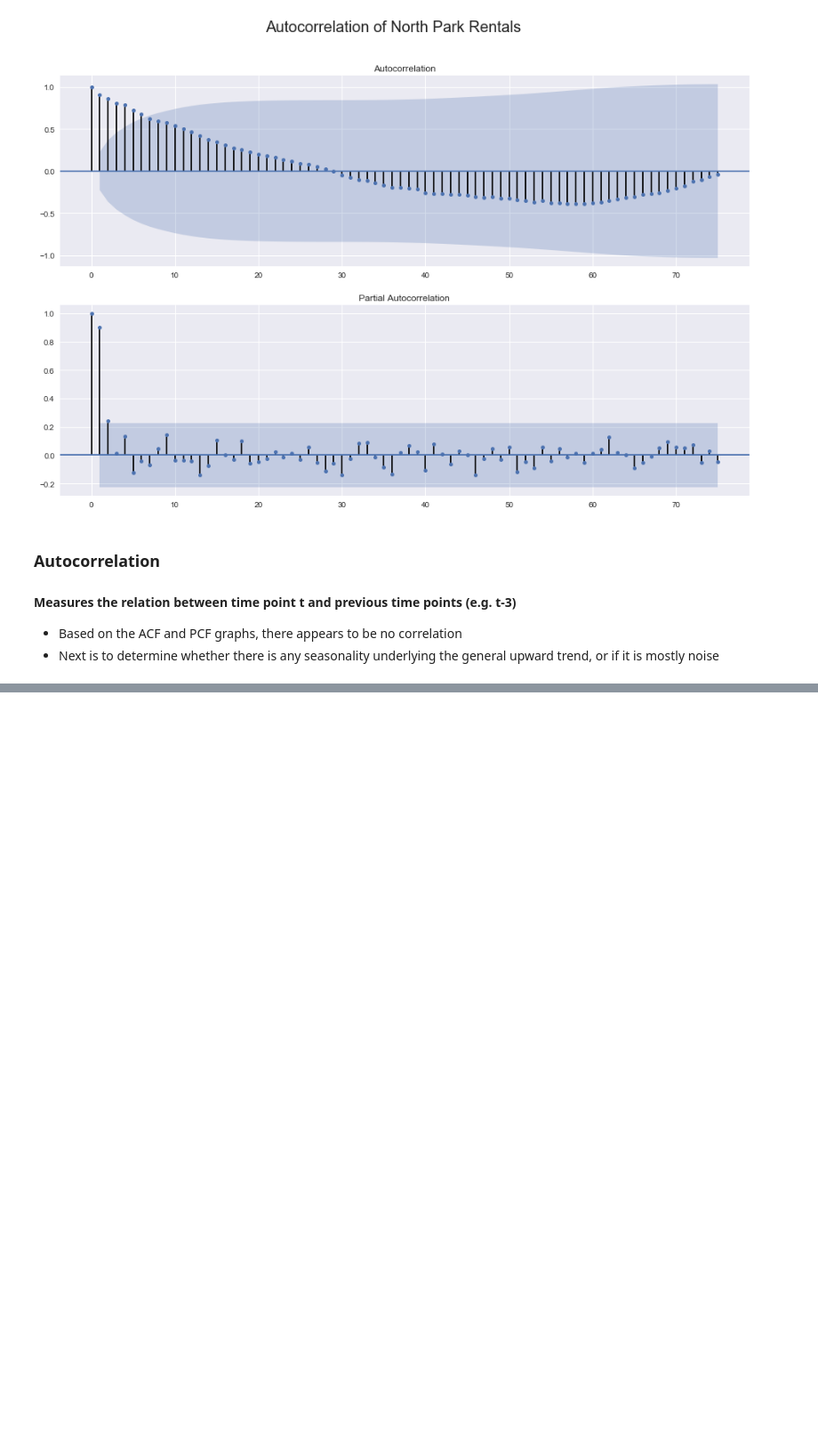
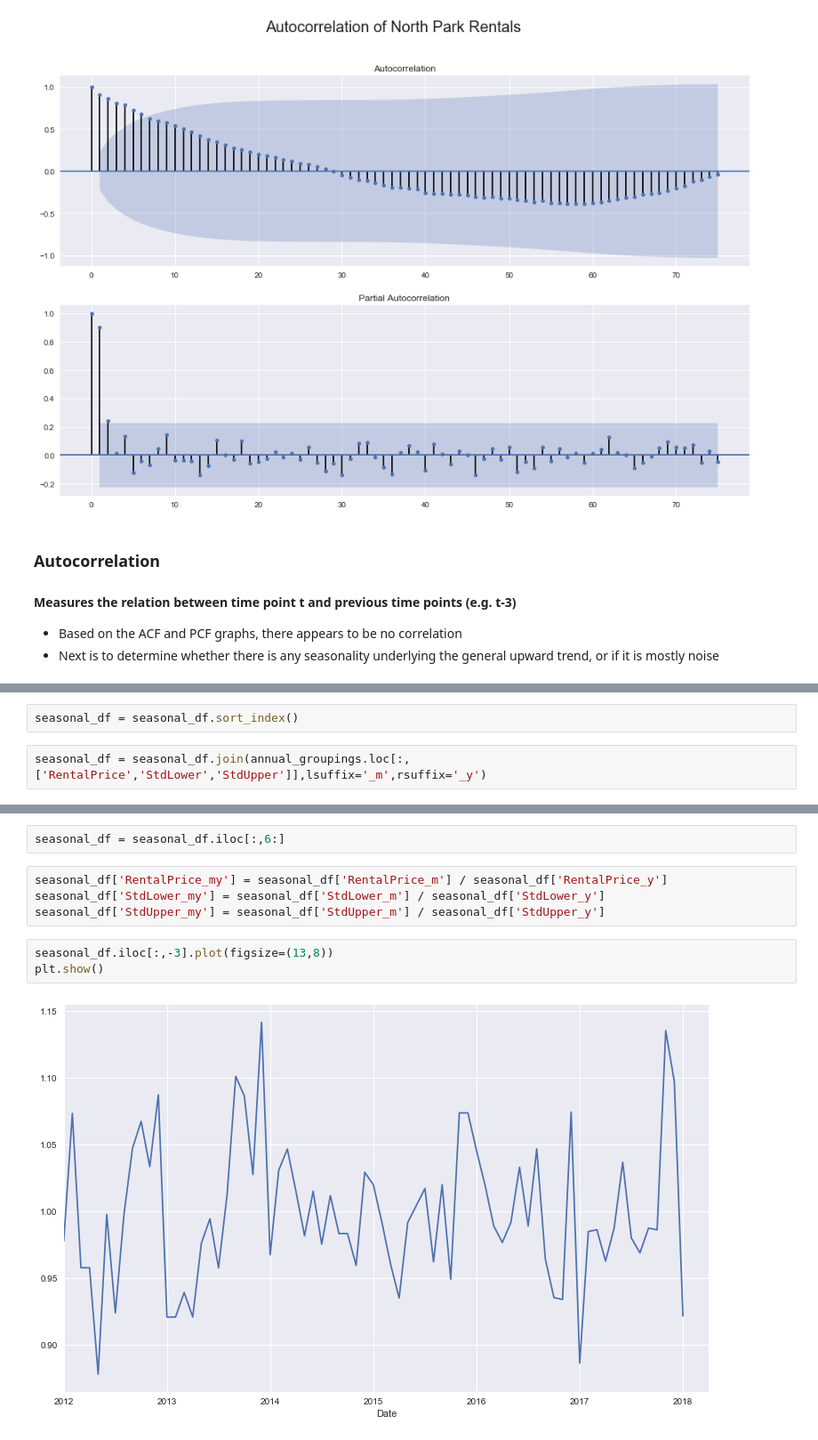
Before and after one commit to MichaelNormandyGavin/Zillow-Apartments, a Jupyter notebook: zillow_eda.ipynb, the cells around one changed output, grey strips where cells are left out. Shown: that part at 89% size. Cells and saved outputs as stored; diff of their text form; blank space fills up the shorter version.

Commit message:
Began work on North Park seasonality analysis

```diff
--- a/zillow_eda.ipynb
+++ b/zillow_eda.ipynb
@@ -178,0 +242,4 @@ plt.show()
+# %%
+seasonal_df = seasonal_df.sort_index()
+# %%
+seasonal_df = seasonal_df.join(annual_groupings.loc[:,['RentalPrice','StdLower','StdUpper']],lsuffix='_m',rsuffix='_y')
@@ -178,0 +256,11 @@ plt.show()
+# %%
+seasonal_df = seasonal_df.iloc[:,6:]
+# %%
+seasonal_df['RentalPrice_my'] = seasonal_df['RentalPrice_m'] / seasonal_df['RentalPrice_y']
+seasonal_df['StdLower_my'] = seasonal_df['StdLower_m'] / seasonal_df['StdLower_y']
+seasonal_df['StdUpper_my'] = seasonal_df['StdUpper_m'] / seasonal_df['StdUpper_y']
+# %%
+seasonal_df.iloc[:,-3].plot(figsize=(13,8))
+plt.show()
+# %% [output]
+[figure, added]
```
Also changed, not shown: parts of 9 cells of this notebook.
